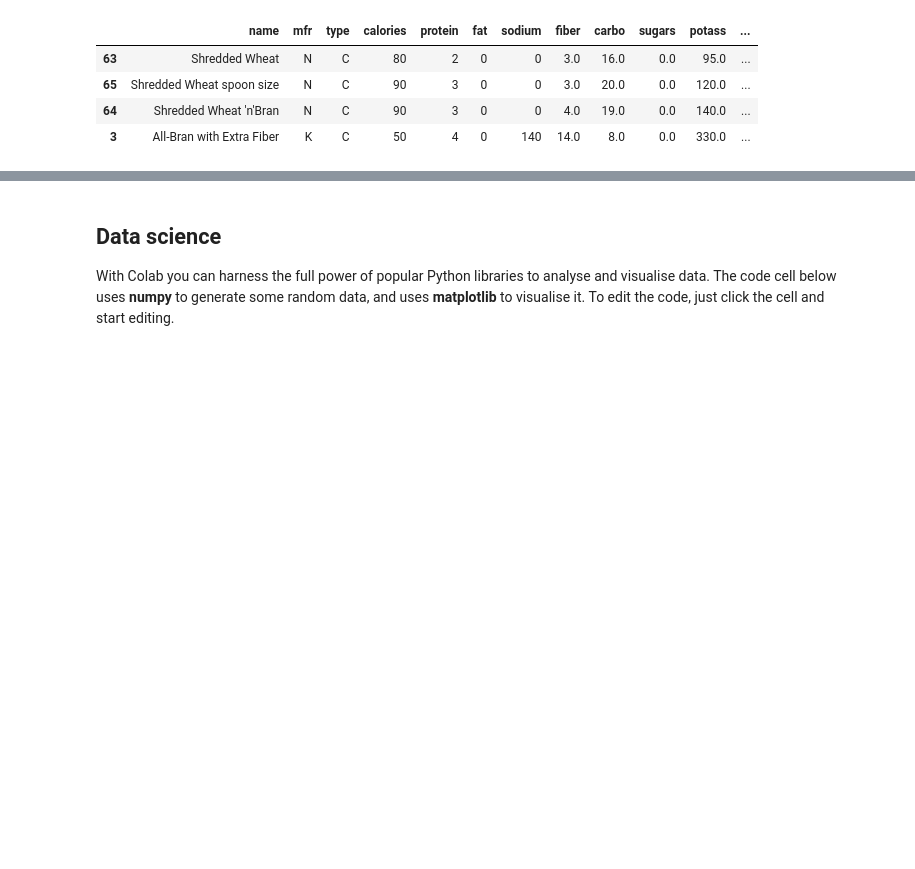
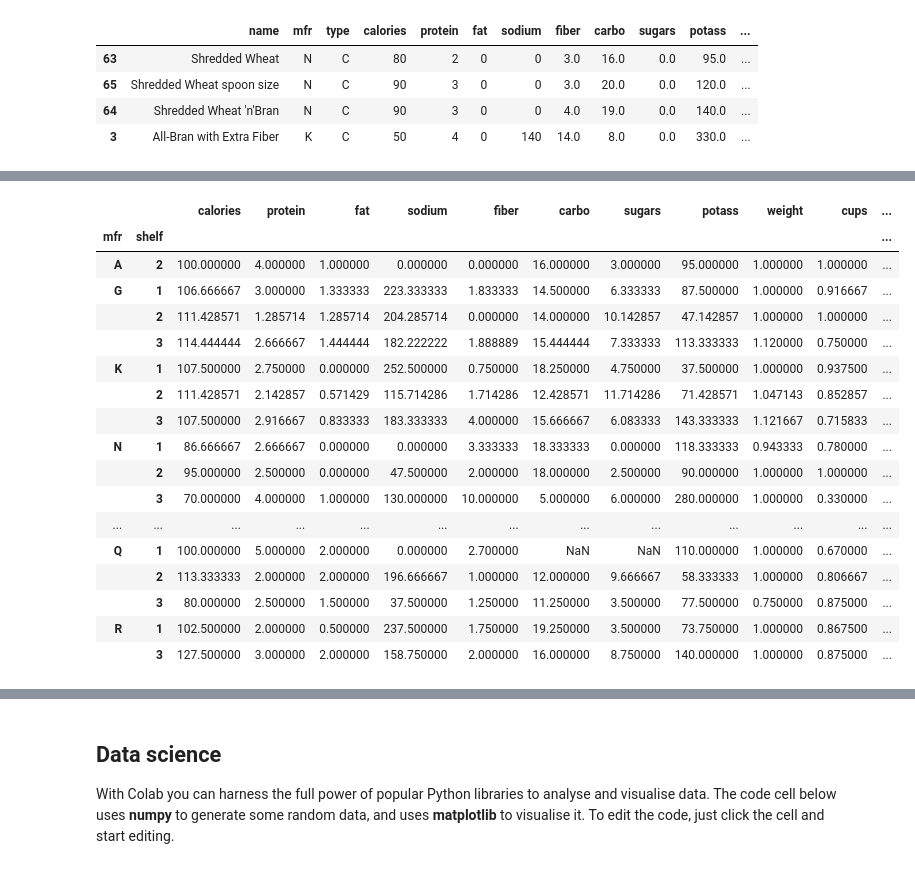
Before and after one commit to budsains/materi, a Jupyter notebook: material_book.ipynb, the cells around one changed output, grey strips where cells are left out. Saved outputs shown, nothing was run; the diff lists cells and outputs as text; code cells hidden in the pictures; blank space fills up the shorter version.

```diff
--- a/material_book.ipynb
+++ b/material_book.ipynb
@@ -162,0 +189,21 @@ df_1.sort_values("rating",ascending=True) #mengurutkan dataframe berdasarkan kri
+# %%
+df.groupby(['mfr','shelf']).mean("rating") # membuat agregasi based on beberapa kategori tertentu
+# %% [output]
+|  |  | calories | protein | fat | sodium | fiber | carbo | sugars | potass | weight | cups | ... |
+| mfr | shelf |  |  |  |  |  |  |  |  |  |  | ... |
+| A | 2 | 100.000000 | 4.000000 | 1.000000 | 0.000000 | 0.000000 | 16.000000 | 3.000000 | 95.000000 | 1.000000 | 1.000000 | ... |
+| G | 1 | 106.666667 | 3.000000 | 1.333333 | 223.333333 | 1.833333 | 14.500000 | 6.333333 | 87.500000 | 1.000000 | 0.916667 | ... |
+|  | 2 | 111.428571 | 1.285714 | 1.285714 | 204.285714 | 0.000000 | 14.000000 | 10.142857 | 47.142857 | 1.000000 | 1.000000 | ... |
+|  | 3 | 114.444444 | 2.666667 | 1.444444 | 182.222222 | 1.888889 | 15.444444 | 7.333333 | 113.333333 | 1.120000 | 0.750000 | ... |
+| K | 1 | 107.500000 | 2.750000 | 0.000000 | 252.500000 | 0.750000 | 18.250000 | 4.750000 | 37.500000 | 1.000000 | 0.937500 | ... |
+|  | 2 | 111.428571 | 2.142857 | 0.571429 | 115.714286 | 1.714286 | 12.428571 | 11.714286 | 71.428571 | 1.047143 | 0.852857 | ... |
+|  | 3 | 107.500000 | 2.916667 | 0.833333 | 183.333333 | 4.000000 | 15.666667 | 6.083333 | 143.333333 | 1.121667 | 0.715833 | ... |
+| N | 1 | 86.666667 | 2.666667 | 0.000000 | 0.000000 | 3.333333 | 18.333333 | 0.000000 | 118.333333 | 0.943333 | 0.780000 | ... |
+|  | 2 | 95.000000 | 2.500000 | 0.000000 | 47.500000 | 2.000000 | 18.000000 | 2.500000 | 90.000000 | 1.000000 | 1.000000 | ... |
+|  | 3 | 70.000000 | 4.000000 | 1.000000 | 130.000000 | 10.000000 | 5.000000 | 6.000000 | 280.000000 | 1.000000 | 0.330000 | ... |
+| ... | ... | ... | ... | ... | ... | ... | ... | ... | ... | ... | ... | ... |
+| Q | 1 | 100.000000 | 5.000000 | 2.000000 | 0.000000 | 2.700000 | NaN | NaN | 110.000000 | 1.000000 | 0.670000 | ... |
+|  | 2 | 113.333333 | 2.000000 | 2.000000 | 196.666667 | 1.000000 | 12.000000 | 9.666667 | 58.333333 | 1.000000 | 0.806667 | ... |
+|  | 3 | 80.000000 | 2.500000 | 1.500000 | 37.500000 | 1.250000 | 11.250000 | 3.500000 | 77.500000 | 0.750000 | 0.875000 | ... |
+| R | 1 | 102.500000 | 2.000000 | 0.500000 | 237.500000 | 1.750000 | 19.250000 | 3.500000 | 73.750000 | 1.000000 | 0.867500 | ... |
+|  | 3 | 127.500000 | 3.000000 | 2.000000 | 158.750000 | 2.000000 | 16.000000 | 8.750000 | 140.000000 | 1.000000 | 0.875000 | ... |
```
Also changed, not shown: parts of 17 cells of this notebook.
